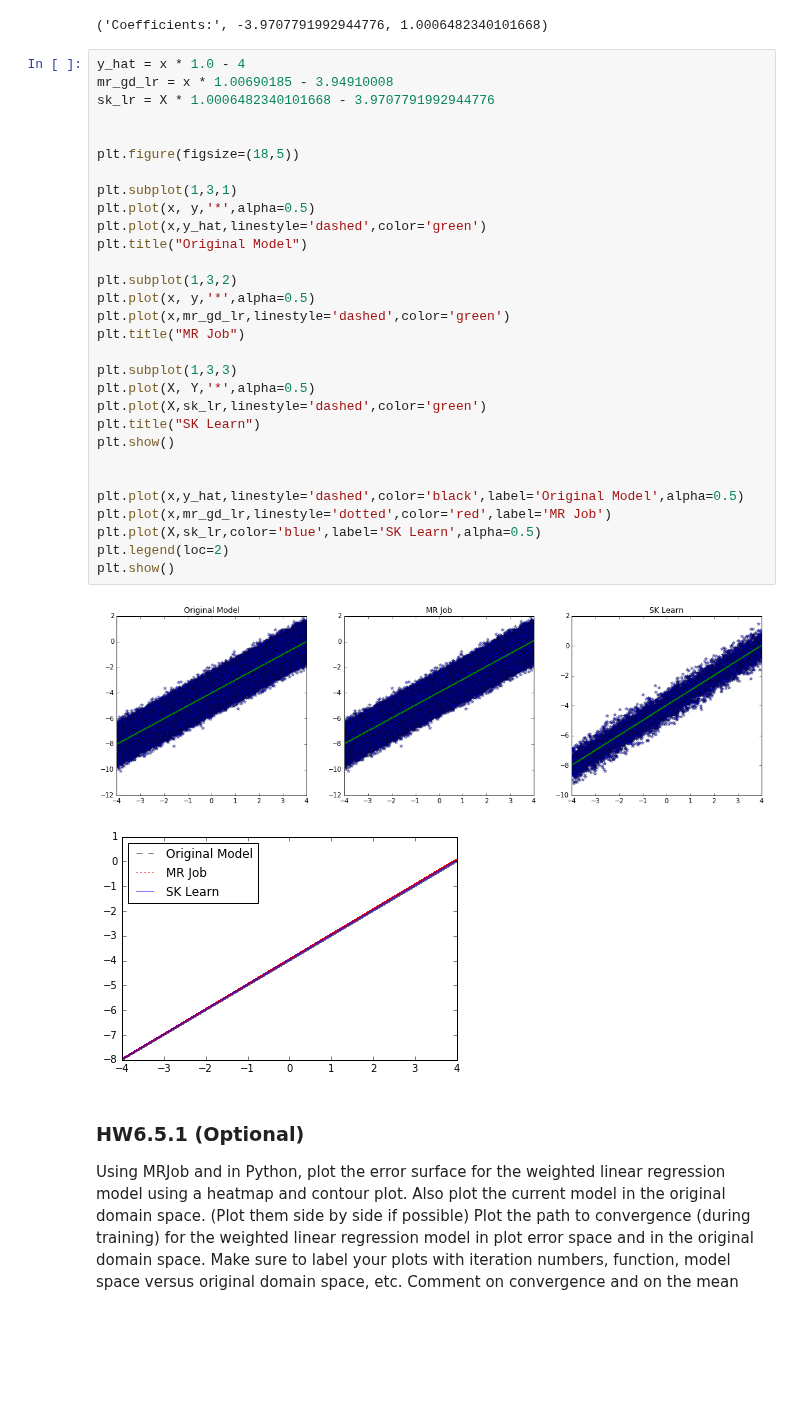
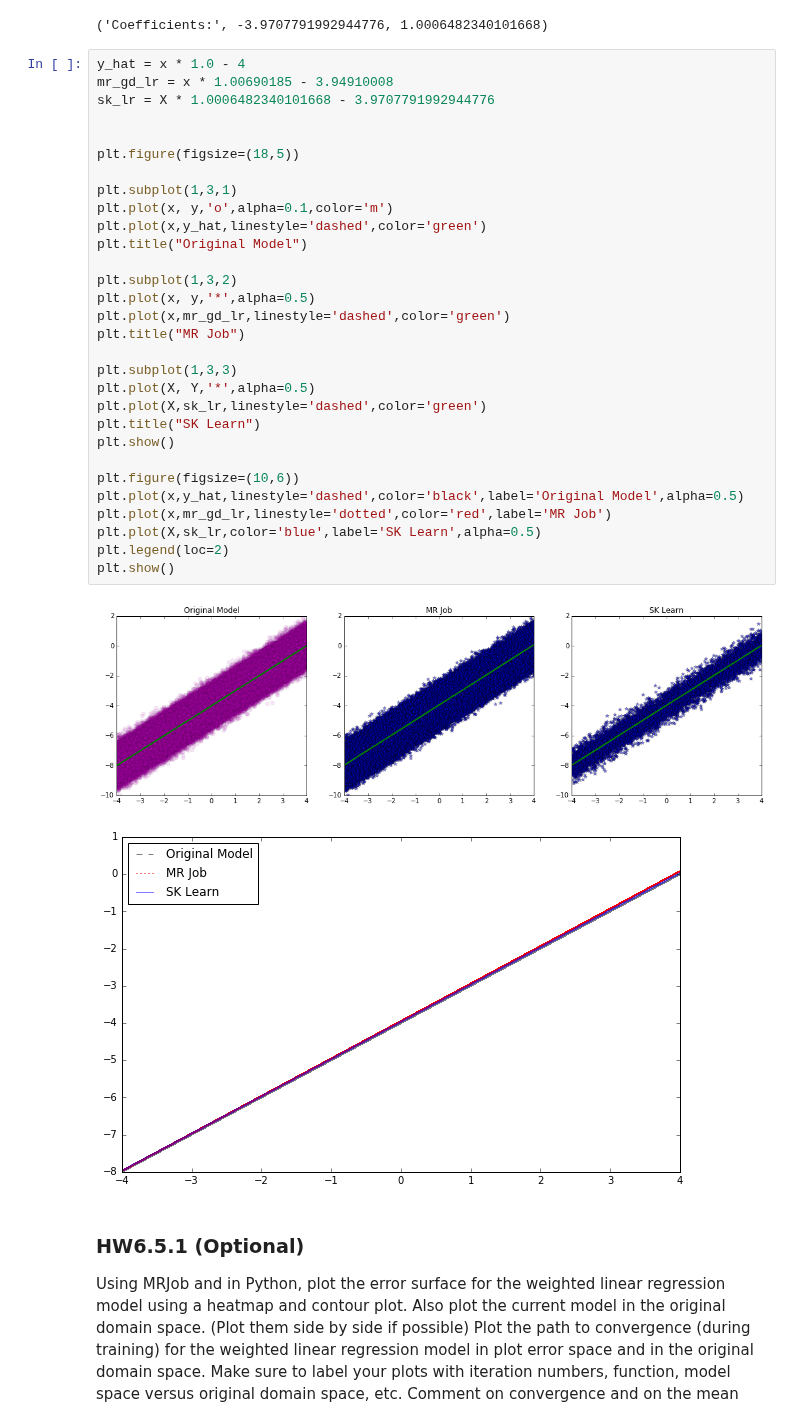
Before and after one commit to hchandaria/UCB_MIDS_W261, a Jupyter notebook: hw6/MIDS-W261-2016-HWK-Assignment6-Chandaria.ipynb, the cells around one changed output. Saved outputs shown, nothing was run; the diff lists cells and outputs as text; blank space fills up the shorter version.

```diff
--- a/hw6/MIDS-W261-2016-HWK-Assignment6-Chandaria.ipynb
+++ b/hw6/MIDS-W261-2016-HWK-Assignment6-Chandaria.ipynb
@@ -478,36 +478,36 @@ print('Coefficients:', regr.intercept_[0],regr.coef_[0][0])
 # %%
 y_hat = x * 1.0 - 4
 mr_gd_lr = x * 1.00690185 - 3.94910008
 sk_lr = X * 1.0006482340101668 - 3.9707791992944776
 
 
 plt.figure(figsize=(18,5))
 
 plt.subplot(1,3,1)
-plt.plot(x, y,'*',alpha=0.5)
+plt.plot(x, y,'o',alpha=0.1,color='m')
 plt.plot(x,y_hat,linestyle='dashed',color='green')
 plt.title("Original Model")
 
 plt.subplot(1,3,2)
 plt.plot(x, y,'*',alpha=0.5)
 plt.plot(x,mr_gd_lr,linestyle='dashed',color='green')
 plt.title("MR Job")
 
 plt.subplot(1,3,3)
 plt.plot(X, Y,'*',alpha=0.5)
 plt.plot(X,sk_lr,linestyle='dashed',color='green')
 plt.title("SK Learn")
 plt.show()
 
-
+plt.figure(figsize=(10,6))
 plt.plot(x,y_hat,linestyle='dashed',color='black',label='Original Model',alpha=0.5)
 plt.plot(x,mr_gd_lr,linestyle='dotted',color='red',label='MR Job')
 plt.plot(X,sk_lr,color='blue',label='SK Learn',alpha=0.5)
 plt.legend(loc=2)
 plt.show()
 # %% [output]
-[figure, old version]
+[figure, new version]
-[figure, old version]
+[figure, new version]
 # %% [markdown]
 ### HW6.5.1 (Optional)
 Using MRJob and in Python, plot the error surface for the weighted linear regression model using a heatmap and contour plot.
```
Also changed, not shown: parts of 7 cells of this notebook, 3 other files.
